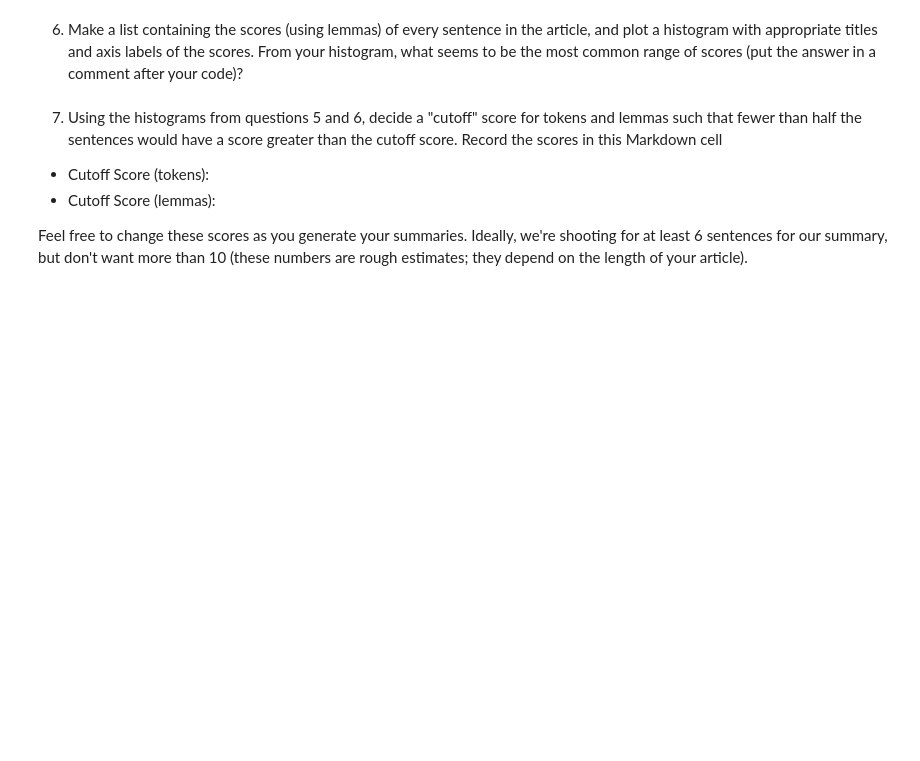
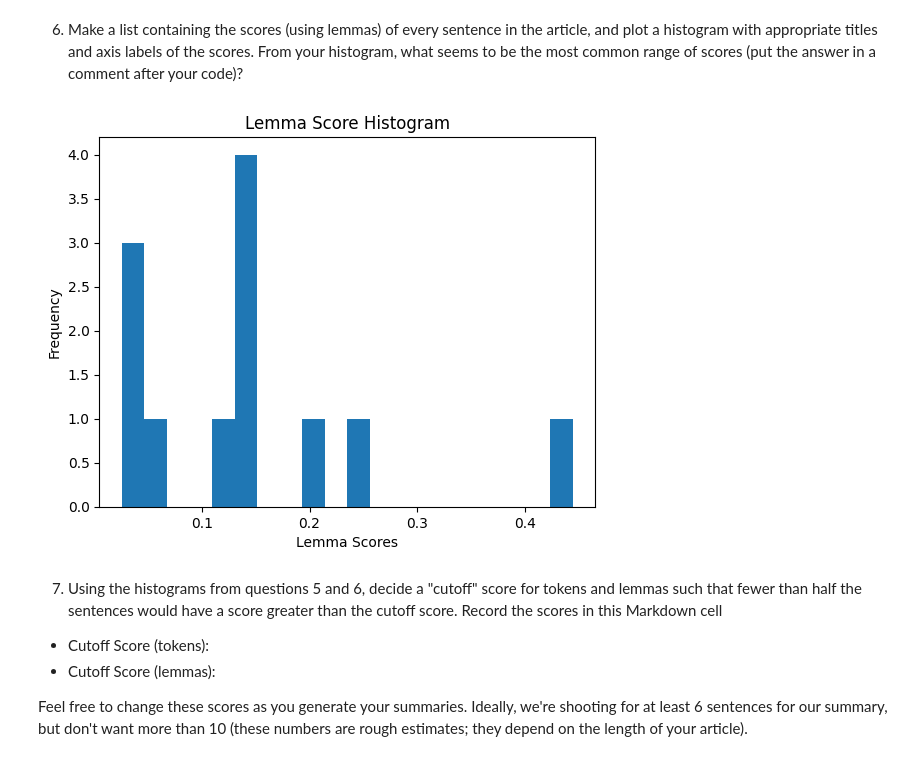
Before and after one commit to Habtom1999/article-summarizer-, a Jupyter notebook: article-summarizer.ipynb, the cells around one changed output. Drawn from its saved outputs; the diff is of its cells as text; code cells hidden in the pictures; blank space fills up the shorter version.

```diff
--- a/article-summarizer.ipynb
+++ b/article-summarizer.ipynb
@@ -268,5 +368,60 @@ plt.show()
 # %% [markdown]
 6. Make a list containing the scores (using lemmas) of every sentence in the article, and plot a histogram with appropriate titles and axis labels of the scores.  From your histogram, what seems to be the most common range of scores (put the answer in a comment after your code)?
+# %%
+import spacy
+from bs4 import BeautifulSoup
+import requests
+import matplotlib.pyplot as plt
+from collections import Counter
+
+# Define the function to score sentences by lemma
+def score_sentence_by_lemma(sentence, interesting_lemmas):
+    lemma_scores = 0
+    num_words = len(sentence)
+    for word in sentence:
+        if word.lemma_.lower() in interesting_lemmas:
+            lemma_scores += 1
+    return lemma_scores / num_words
+
+# Define the URL
+url = "https://www.nature.com/articles/s41598-023-41478-7"
+
+# Fetch the webpage content
+response = requests.get(url)
+soup = BeautifulSoup(response.content, 'html.parser')
+
+# Find the appropriate tag containing the article content
+article_content = soup.find('div', class_='c-article-section__content')
+
+# Extract the text from the article content
+article_text = article_content.get_text() if article_content else ""
+
+# Load the spaCy model
+nlp = spacy.load('en_core_web_sm')
+
+# Process the article text with spaCy
+doc = nlp(article_text)
+
+# Define a function to filter out unwanted tokens
+def cool_words(token):
+    return not (token.is_space or token.is_punct or token.is_stop)
+
+# Get the most common lemmas
+lemma_freq = Counter([token.lemma_.lower() for token in doc if cool_words(token)])
+interesting_lemmas = set()
+for lemma, freq in lemma_freq.most_common(5):
+    interesting_lemmas.add(lemma)
+
+# Make a list containing the scores (using lemmas) of every sentence in the article
+list_of_lemma_scores = [score_sentence_by_lemma(sentence, interesting_lemmas) for sentence in doc.sents]
+
+# Plot the histogram
+fig, ax = plt.subplots()
+ax.hist(list_of_lemma_scores, bins=20)
+ax.set(xlabel='Lemma Scores', ylabel='Frequency', title='Lemma Score Histogram')
+plt.show()
+# %% [output]
+[figure, added]
 # %% [markdown]
 7. Using the histograms from questions 5 and 6, decide a "cutoff" score for tokens and lemmas such that fewer than half the sentences would have a score greater than the cutoff score.  Record the scores in this Markdown cell
 
```
Also changed, not shown: parts of 10 cells of this notebook, 3 other files.
